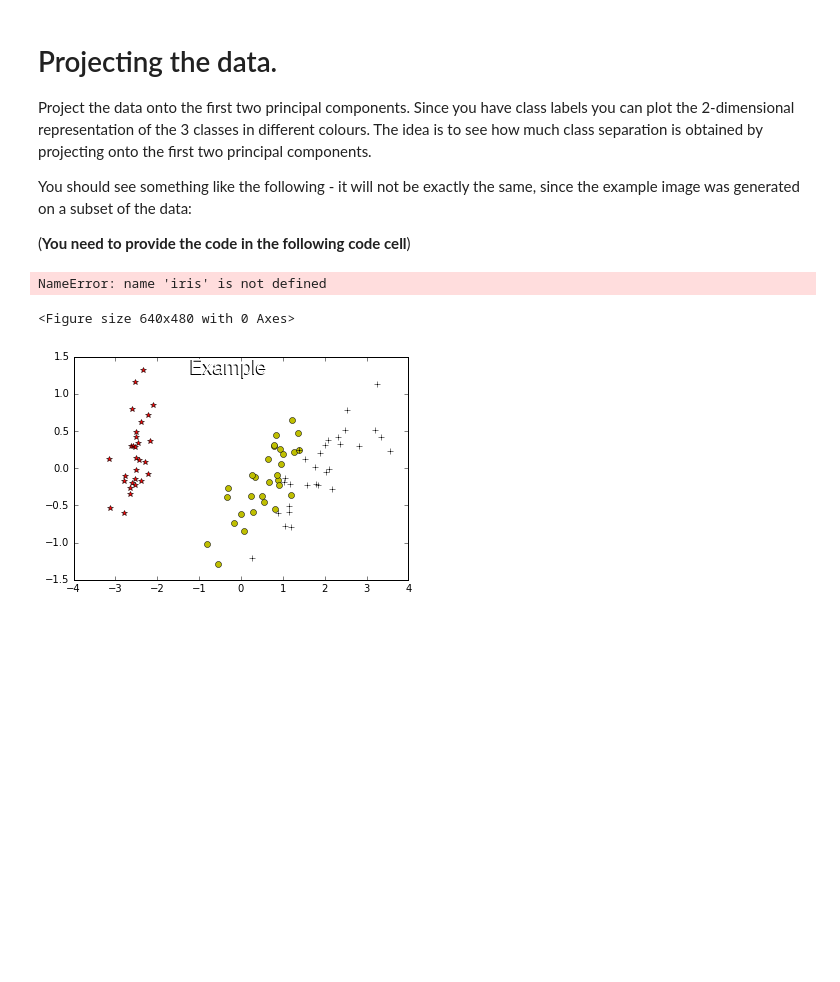
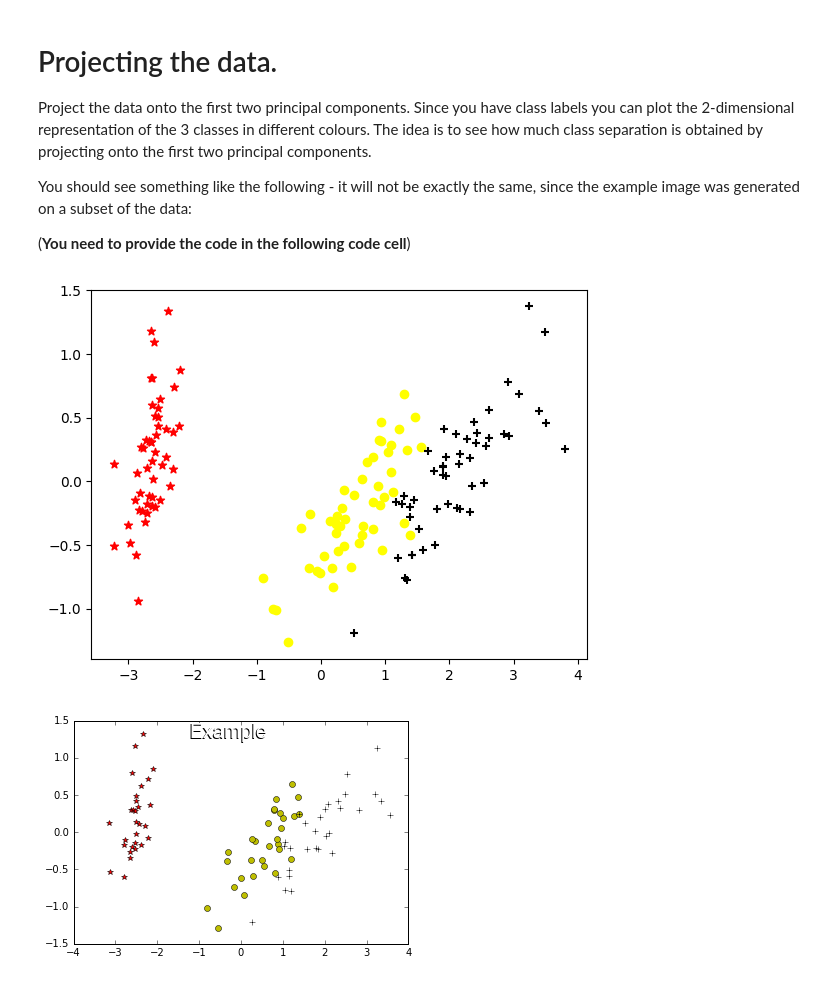
Before and after one commit to Samshabz/ML4, a Jupyter notebook: assign1/src/assign1.ipynb, the cells around one changed output. Cells and saved outputs as stored; diff of their text form; code cells hidden in the pictures; blank space fills up the shorter version.

```diff
--- a/assign1/src/assign1.ipynb
+++ b/assign1/src/assign1.ipynb
@@ -64,27 +61,20 @@ Project the data onto the first two principal components. Since you have class l
 You should see something like the following - it will not be exactly the same, since the example image was generated on a subset of the data:
 
 (**You need to provide the code in the following code cell**)
-# %%
-# Insert code to produce the image below
-# To accomplish the first coding task, we need to load the Iris dataset, perform PCA,
-# and plot the first two principal components in a scatter plot color-coded by class.
-
-
-# Plotting the PCA of the Iris dataset
-plt.figure()
-colors = ['navy', 'turquoise', 'darkorange']
-lw = 2
-target_names = iris.target_names
-
-for color, i, target_name in zip(colors, [0, 1, 2], target_names):
-    plt.scatter(X_r[y == i, 0], X_r[y == i, 1], color=color, alpha=.8, lw=lw,
-                label=target_name)
-plt.legend(loc='best', shadow=False, scatterpoints=1)
-plt.title('PCA of IRIS dataset')
-plt.show()
-# %% [output]
-NameError: name 'iris' is not defined
-<Figure size 640x480 with 0 Axes>
+# %%
+# Insert code to produce the image below
+pcaIris = PCA(n_components=2)
+transform = pcaIris.fit_transform(data)
+
+colors = ['red', 'yellow', 'black']
+shapes = ['*', 'o', '+']
+
+for i, label in enumerate(set(labels)):
+    plt.scatter(transform[labels == label, 0], transform[labels == label, 1], c=colors[i], marker=shapes[i], label=label)
+
+plt.show()
+# %% [output]
+[figure, added]
 # %%
 display(Image(filename='../resources/images/Iris_PCA.png'))
 # %% [output]
```
Also changed, not shown: parts of 16 cells of this notebook.
